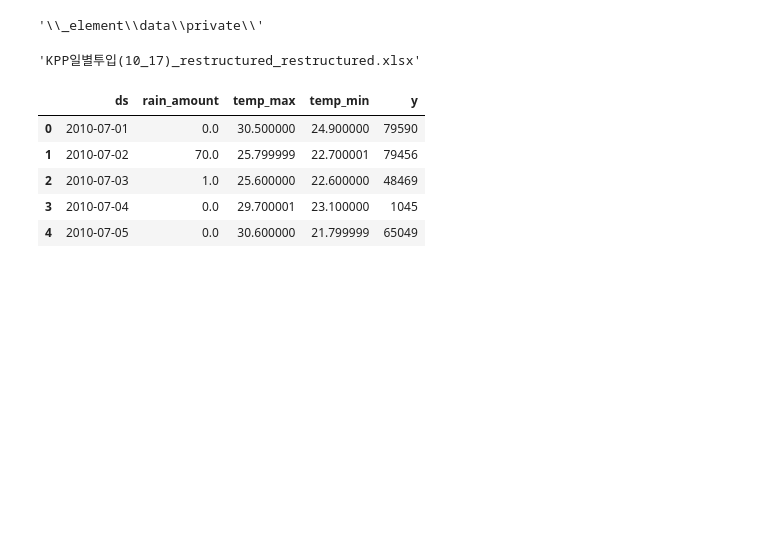
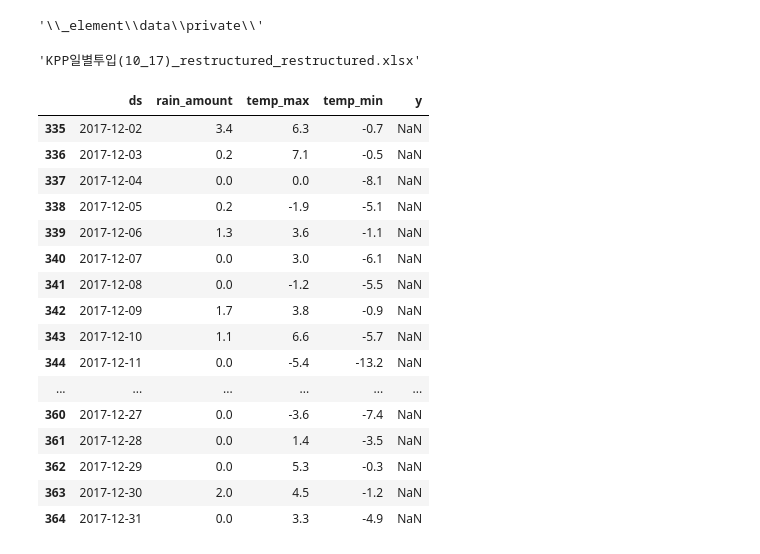
Before and after one commit to wNextop/nextop-engine, a Jupyter notebook: nextop_engine/prophet _in_action.ipynb, the cells around one changed output. Drawn from its saved outputs; the diff is of its cells as text; code cells hidden in the pictures; blank space fills up the shorter version.

```diff
--- a/nextop_engine/prophet _in_action.ipynb
+++ b/nextop_engine/prophet _in_action.ipynb
@@ -20,15 +20,26 @@ varr.INPUT_FILENAME
 import pandas as pd
 # %%
 txs= pd.read_excel('.'+varr.DF_DIR+varr.INPUT_FILENAME, sheet_name=None)
-# %%
-txs.head()
-# %% [output]
-|  | ds | rain_amount | temp_max | temp_min | y |
-| 0 | 2010-07-01 | 0.0 | 30.500000 | 24.900000 | 79590 |
-| 1 | 2010-07-02 | 70.0 | 25.799999 | 22.700001 | 79456 |
-| 2 | 2010-07-03 | 1.0 | 25.600000 | 22.600000 | 48469 |
-| 3 | 2010-07-04 | 0.0 | 29.700001 | 23.100000 | 1045 |
-| 4 | 2010-07-05 | 0.0 | 30.600000 | 21.799999 | 65049 |
+# %%
+txs.tail(30)
+# %% [output]
+|  | ds | rain_amount | temp_max | temp_min | y |
+| 335 | 2017-12-02 | 3.4 | 6.3 | -0.7 | NaN |
+| 336 | 2017-12-03 | 0.2 | 7.1 | -0.5 | NaN |
+| 337 | 2017-12-04 | 0.0 | 0.0 | -8.1 | NaN |
+| 338 | 2017-12-05 | 0.2 | -1.9 | -5.1 | NaN |
+| 339 | 2017-12-06 | 1.3 | 3.6 | -1.1 | NaN |
+| 340 | 2017-12-07 | 0.0 | 3.0 | -6.1 | NaN |
+| 341 | 2017-12-08 | 0.0 | -1.2 | -5.5 | NaN |
+| 342 | 2017-12-09 | 1.7 | 3.8 | -0.9 | NaN |
+| 343 | 2017-12-10 | 1.1 | 6.6 | -5.7 | NaN |
+| 344 | 2017-12-11 | 0.0 | -5.4 | -13.2 | NaN |
+| ... | ... | ... | ... | ... | ... |
+| 360 | 2017-12-27 | 0.0 | -3.6 | -7.4 | NaN |
+| 361 | 2017-12-28 | 0.0 | 1.4 | -3.5 | NaN |
+| 362 | 2017-12-29 | 0.0 | 5.3 | -0.3 | NaN |
+| 363 | 2017-12-30 | 2.0 | 4.5 | -1.2 | NaN |
+| 364 | 2017-12-31 | 0.0 | 3.3 | -4.9 | NaN |
 # %%
 varr.FORECASTDAY
 # %% [output]
```
Also changed, not shown: parts of 29 cells of this notebook, 5 other files.
